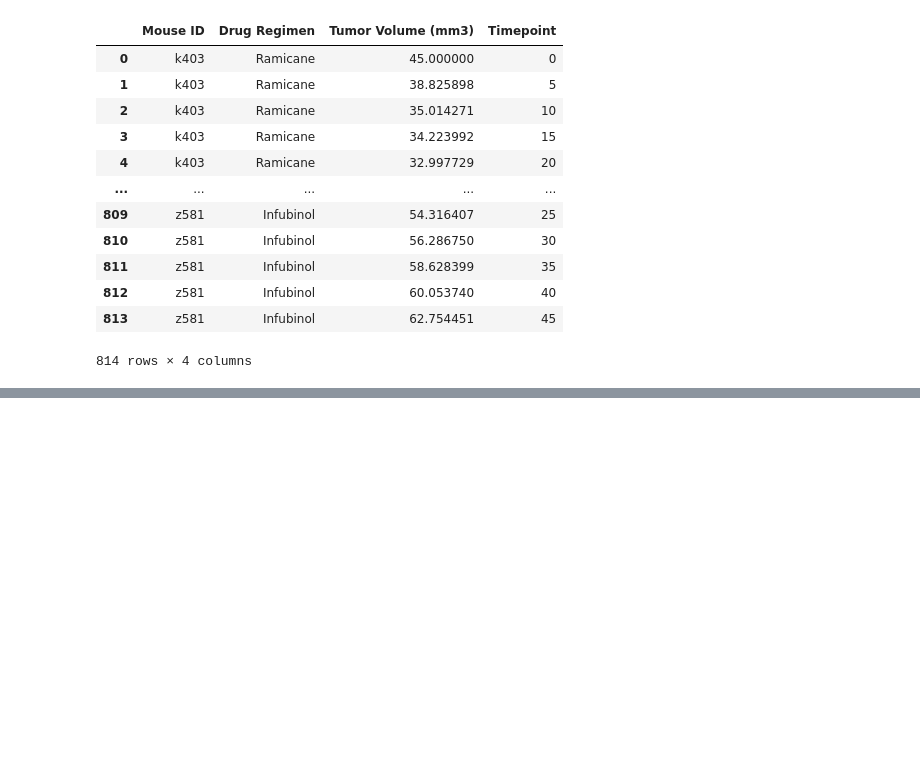
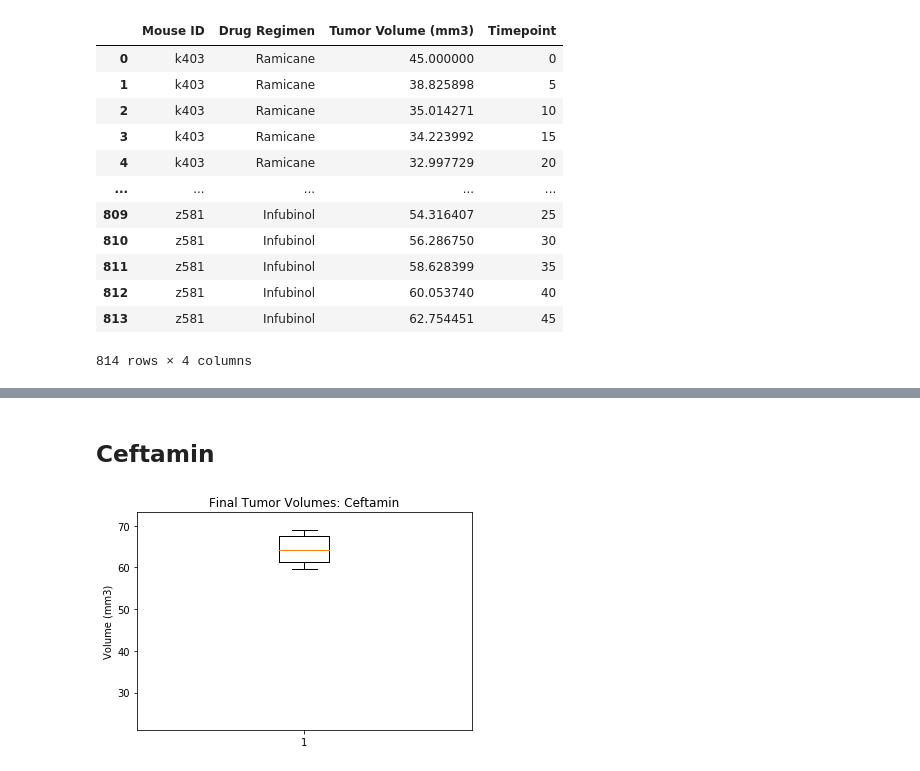
Before and after one commit to juliabrunett/matplotlib-challenge, a Jupyter notebook: Pymaceuticals/pymaceuticals.ipynb, the cells around one changed output, grey strips where cells are left out. Saved outputs shown, nothing was run; the diff lists cells and outputs as text; code cells hidden in the pictures; blank space fills up the shorter version.

```diff
--- a/Pymaceuticals/pymaceuticals.ipynb
+++ b/Pymaceuticals/pymaceuticals.ipynb
@@ -450,0 +443,12 @@ plt.show()
+# %% [markdown]
+## Ceftamin
+# %%
+# Create boxplot using matplotlib: Ceftamin
+fig4, ax4 = plt.subplots()
+ax4.set_title("Final Tumor Volumes: Ceftamin")
+ax4.set_ylabel("Volume (mm3)")
+ax4.boxplot(ceftamin_vol, showfliers=True)
+ax4.set_ylim(min(promising_regimens["Tumor Volume (mm3)"])-1, max(promising_regimens["Tumor Volume (mm3)"])+1)
+plt.show()
+# %% [output]
+[figure, added]
```
Also changed, not shown: parts of 33 cells of this notebook.
